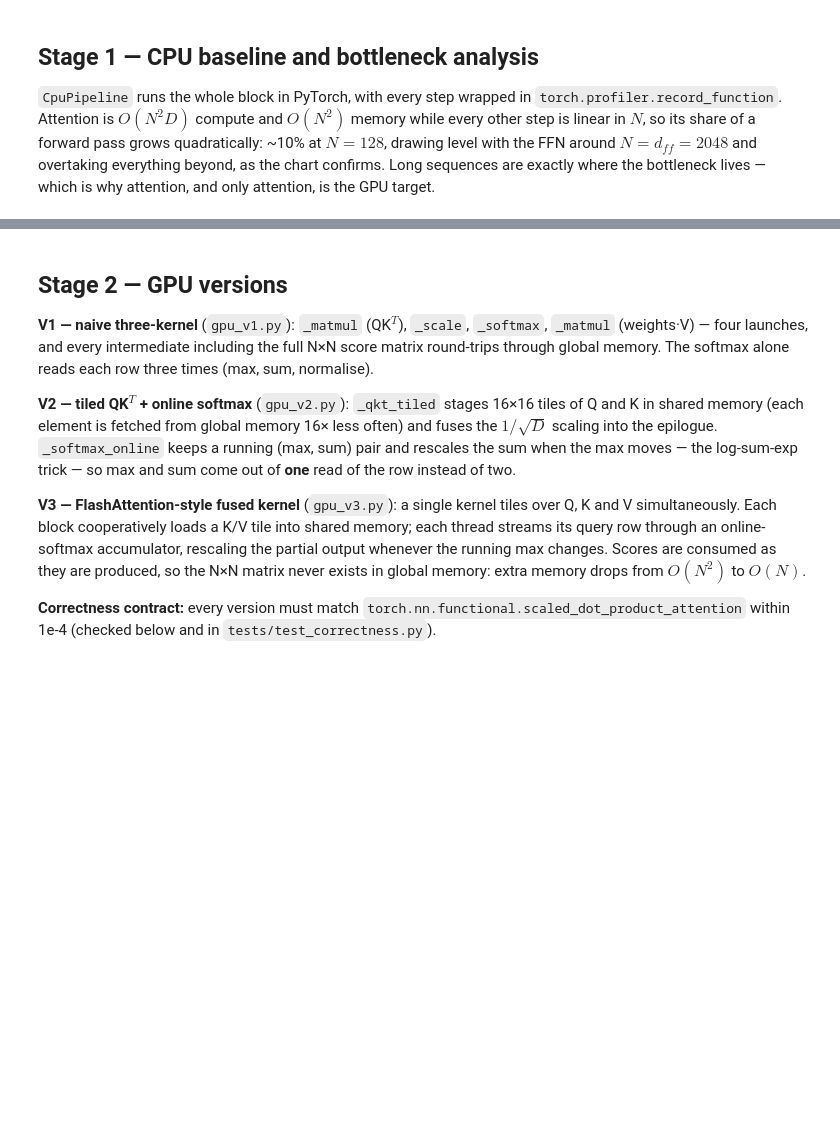
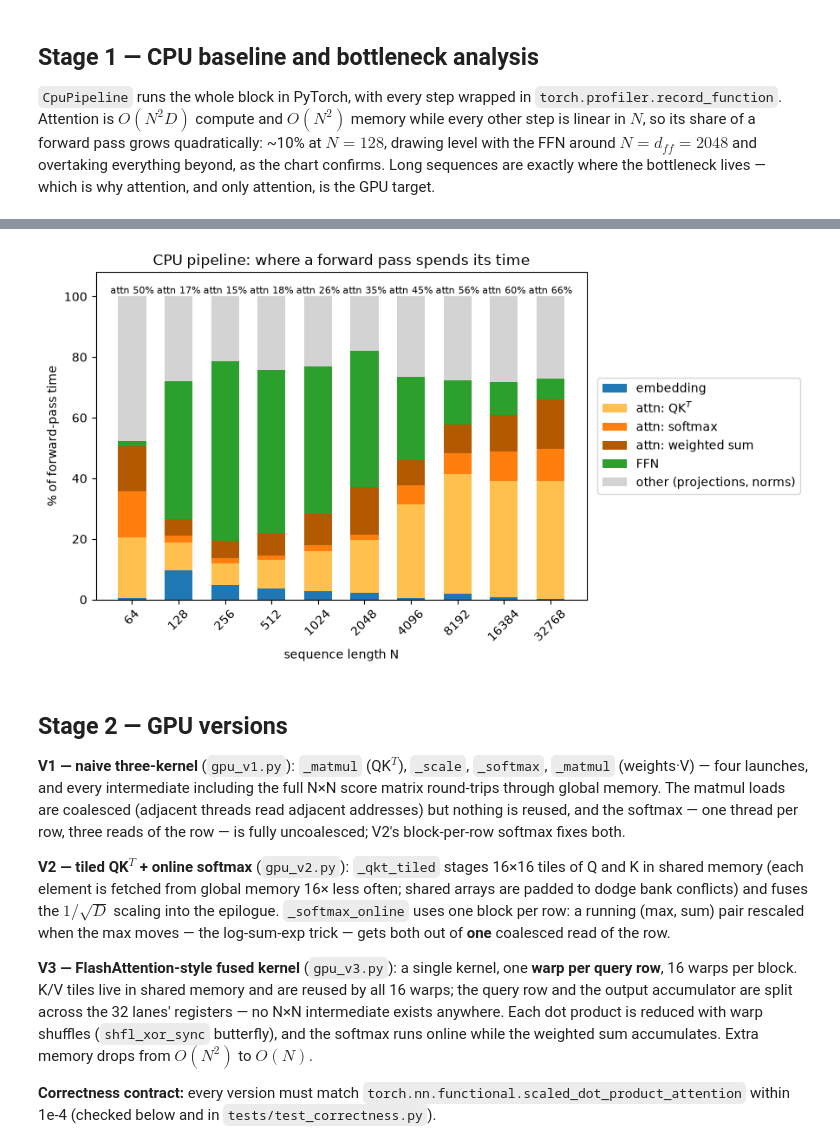
Before and after one commit to ldkhang1201/gpt, a Jupyter notebook: notebooks/attention.ipynb, the cells around one changed output, grey strips where cells are left out. Drawn from its saved outputs; the diff is of its cells as text; code cells hidden in the pictures; blank space fills up the shorter version.

```diff
--- a/notebooks/attention.ipynb
+++ b/notebooks/attention.ipynb
@@ -54,7 +58,7 @@ print("CpuPipeline matches torch.nn.functional.scaled_dot_product_attention")
 import matplotlib.pyplot as plt
 import numpy as np
 
-PROFILE_LENS = [128, 256, 512, 1024, 2048, 4096]
+PROFILE_LENS = [2 ** x for x in range(6, 16)]
 pcts = [bench.step_percentages(cpu_model, n) for n in PROFILE_LENS]
 
 parts = bench.STEPS + ["other"]
@@ -74,9 +78,9 @@ for part in parts:
 
 for xi, p in zip(xpos, pcts):  # annotate total attention share
     attn = sum(p[s] for s in bench.ATTN_STEPS)
-    ax.text(xi, 101, f"attn {attn:.0f}%", ha="center", fontsize=9)
+    ax.text(xi, 101, f"attn {attn:.0f}%", ha="center", fontsize=8)
 
-ax.set_xticks(xpos, PROFILE_LENS)
+ax.set_xticks(xpos, PROFILE_LENS, rotation=45)
 ax.set_xlabel("sequence length N")
 ax.set_ylabel("% of forward-pass time")
 ax.set_ylim(0, 108)
@@ -84,3 +88,4 @@ ax.set_title("CPU pipeline: where a forward pass spends its time")
 ax.legend(loc="center left", bbox_to_anchor=(1.01, 0.5))
 plt.tight_layout()
 plt.show()
+# %% [output]
@@ -87,24 +112,28 @@ plt.show()
+[figure, added]
 # %% [markdown]
 ## Stage 2 — GPU versions
 
 **V1 — naive three-kernel** (`gpu_v1.py`): `_matmul` (QK$^T$), `_scale`,
 `_softmax`, `_matmul` (weights·V) — four launches, and every intermediate
 including the full N×N score matrix round-trips through global memory.
-The softmax alone reads each row three times (max, sum, normalise).
+The matmul loads are coalesced (adjacent threads read adjacent addresses) but
+nothing is reused, and the softmax — one thread per row, three reads of the
+row — is fully uncoalesced; V2's block-per-row softmax fixes both.
 
 **V2 — tiled QK$^T$ + online softmax** (`gpu_v2.py`): `_qkt_tiled` stages
 16×16 tiles of Q and K in shared memory (each element is fetched from global
-memory 16× less often) and fuses the $1/\sqrt{D}$ scaling into the epilogue.
-`_softmax_online` keeps a running (max, sum) pair and rescales the sum when the
-max moves — the log-sum-exp trick — so max and sum come out of **one** read of
-the row instead of two.
+memory 16× less often; shared arrays are padded to dodge bank conflicts) and fuses
+the $1/\sqrt{D}$ scaling into the epilogue. `_softmax_online` uses one block
+per row: a running (max, sum) pair rescaled when the max moves — the
+log-sum-exp trick — gets both out of **one** coalesced read of the row.
 
-**V3 — FlashAttention-style fused kernel** (`gpu_v3.py`): a single kernel tiles
-over Q, K and V simultaneously. Each block cooperatively loads a K/V tile into
-shared memory; each thread streams its query row through an online-softmax
-accumulator, rescaling the partial output whenever the running max changes.
-Scores are consumed as they are produced, so the N×N matrix never exists in
-global memory: extra memory drops from $O(N^2)$ to $O(N)$.
+**V3 — FlashAttention-style fused kernel** (`gpu_v3.py`): a single kernel,
+one **warp per query row**, 16 warps per block. K/V tiles live in shared
+memory and are reused by all 16 warps; the query row and the output
+accumulator are split across the 32 lanes' registers — no N×N intermediate
+exists anywhere. Each dot product is reduced with warp shuffles
+(`shfl_xor_sync` butterfly), and the softmax runs online while the weighted
+sum accumulates. Extra memory drops from $O(N^2)$ to $O(N)$.
 
 **Correctness contract:** every version must match
 `torch.nn.functional.scaled_dot_product_attention` within 1e-4
```
Also changed, not shown: parts of 8 cells of this notebook, 4 other files.
